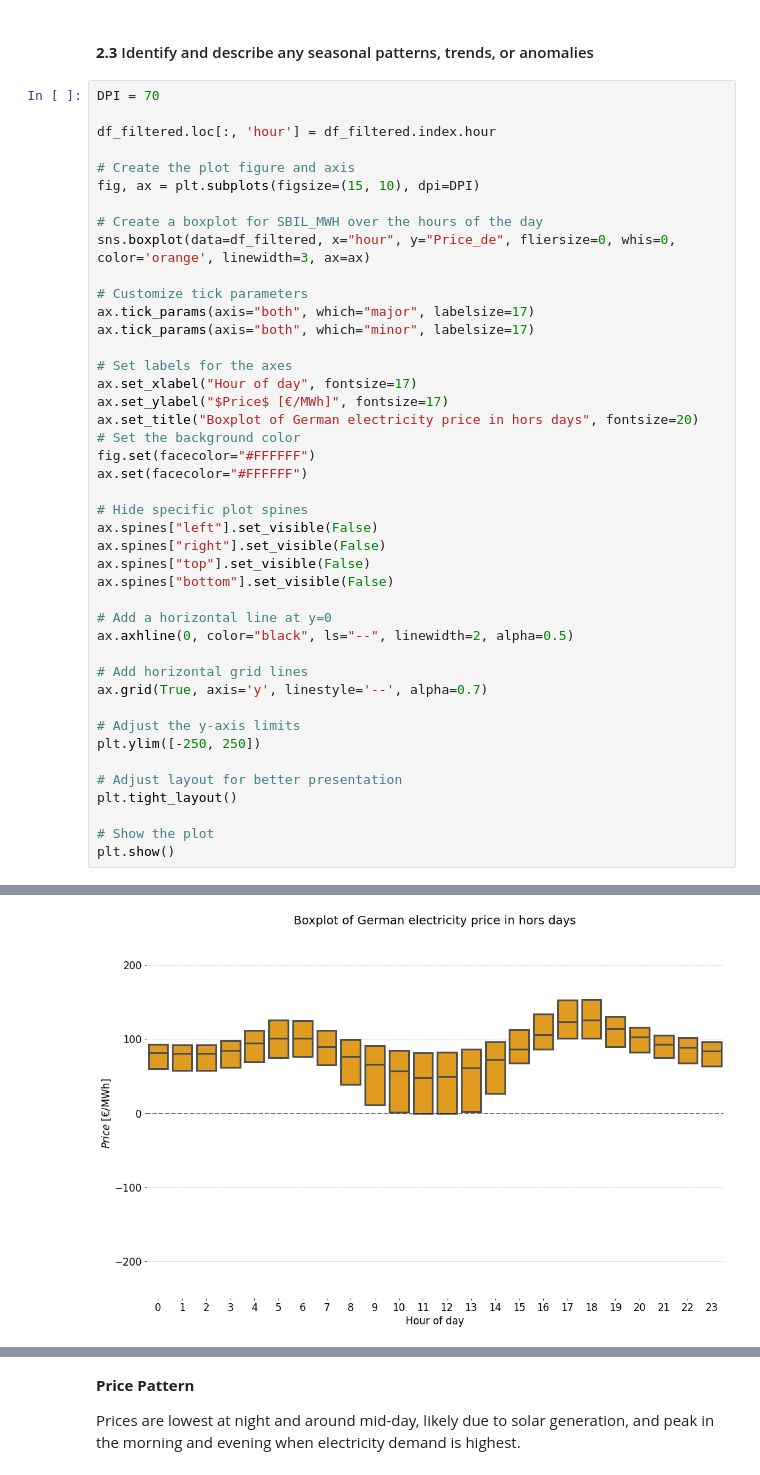
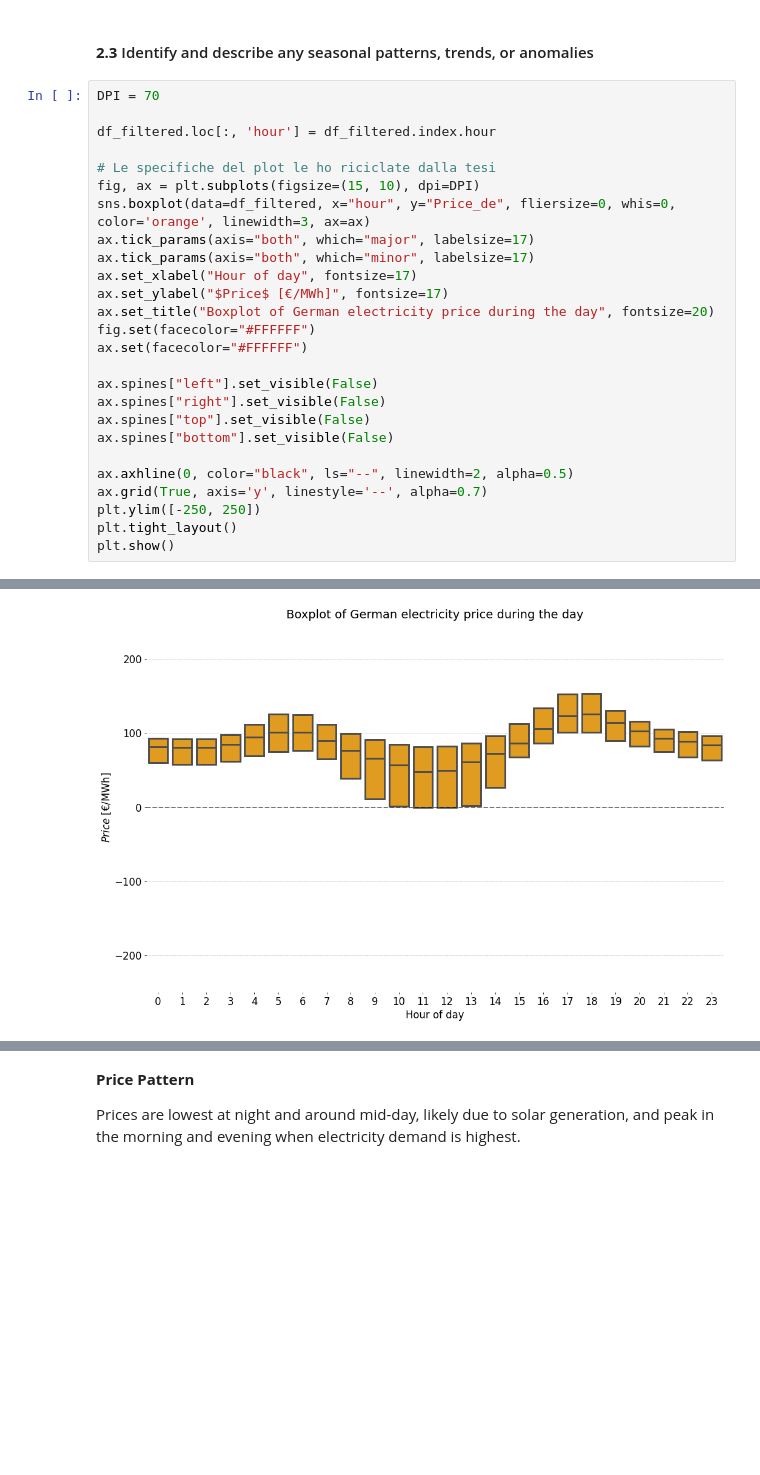
Before and after one commit to samueledelia/German_electricity_prices-assignment, a Jupyter notebook: notebook/1_German_Power_Price_Analysis.ipynb, the cells around one changed output, grey strips where cells are left out. Drawn from its saved outputs; the diff is of its cells as text; blank space fills up the shorter version.

```diff
--- a/notebook/1_German_Power_Price_Analysis.ipynb
+++ b/notebook/1_German_Power_Price_Analysis.ipynb
@@ -411,50 +381,33 @@ KS statistic: 9.062e-01, p-value: 0.000e+00
 # %%
 DPI = 70
 
 df_filtered.loc[:, 'hour'] = df_filtered.index.hour
 
-# Create the plot figure and axis
+# Le specifiche del plot le ho riciclate dalla tesi
 fig, ax = plt.subplots(figsize=(15, 10), dpi=DPI)
-
-# Create a boxplot for SBIL_MWH over the hours of the day
 sns.boxplot(data=df_filtered, x="hour", y="Price_de", fliersize=0, whis=0, color='orange', linewidth=3, ax=ax)
-
-# Customize tick parameters
 ax.tick_params(axis="both", which="major", labelsize=17)
 ax.tick_params(axis="both", which="minor", labelsize=17)
-
-# Set labels for the axes
 ax.set_xlabel("Hour of day", fontsize=17)
 ax.set_ylabel("$Price$ [€/MWh]", fontsize=17)
-ax.set_title("Boxplot of German electricity price in hors days", fontsize=20)
-# Set the background color
+ax.set_title("Boxplot of German electricity price during the day", fontsize=20)
 fig.set(facecolor="#FFFFFF")
 ax.set(facecolor="#FFFFFF")
 
-# Hide specific plot spines
 ax.spines["left"].set_visible(False)
 ax.spines["right"].set_visible(False)
 ax.spines["top"].set_visible(False)
 ax.spines["bottom"].set_visible(False)
 
-# Add a horizontal line at y=0
 ax.axhline(0, color="black", ls="--", linewidth=2, alpha=0.5)
-
-# Add horizontal grid lines
 ax.grid(True, axis='y', linestyle='--', alpha=0.7)
-
-# Adjust the y-axis limits
 plt.ylim([-250, 250])
-
-# Adjust layout for better presentation
 plt.tight_layout()
-
-# Show the plot
 plt.show()
 # %% [output]
 A value is trying to be set on a copy of a slice from a DataFrame.
 Try using .loc[row_indexer,col_indexer] = value instead
 
 See the caveats in the documentation: https://pandas.pydata.org/pandas-docs/stable/user_guide/indexing.html#returning-a-view-versus-a-copy
   df_filtered.loc[:, 'hour'] = df_filtered.index.hour
-[figure, old version]
+[figure, new version]
```
Also changed, not shown: parts of 31 cells of this notebook.
